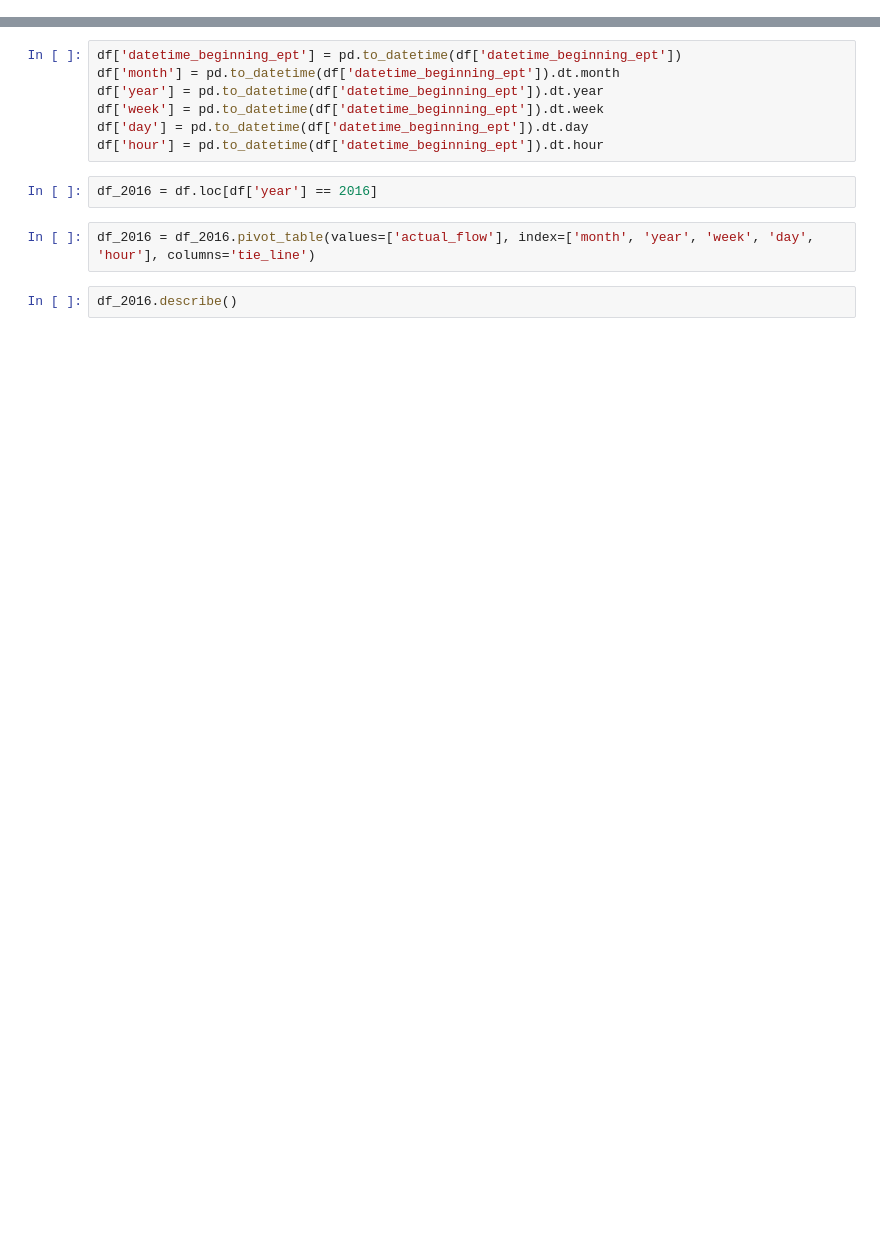
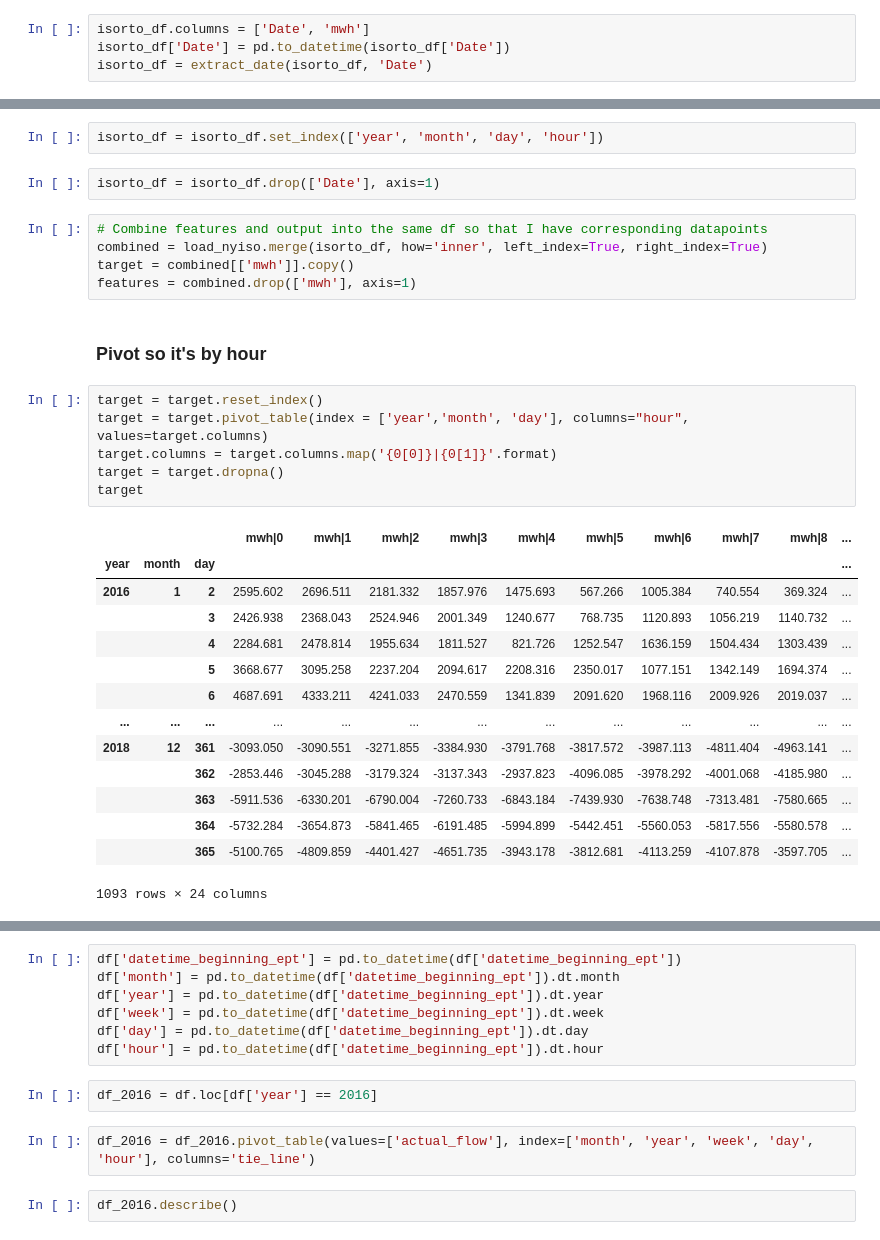
Before and after one commit to amy-wang/thesis2, a Jupyter notebook: data/Imports and Exports.ipynb, the cells around one changed output, grey strips where cells are left out. Drawn from its saved outputs; the diff is of its cells as text; blank space fills up the shorter version.

```diff
--- a/data/Imports and Exports.ipynb
+++ b/data/Imports and Exports.ipynb
@@ -21,0 +141,4 @@ df
+# %%
+isorto_df.columns = ['Date', 'mwh']
+isorto_df['Date'] = pd.to_datetime(isorto_df['Date'])
+isorto_df = extract_date(isorto_df, 'Date')
@@ -21,0 +159,32 @@ df
+# %%
+isorto_df = isorto_df.set_index(['year', 'month', 'day', 'hour'])
+# %%
+isorto_df = isorto_df.drop(['Date'], axis=1)
+# %%
+# Combine features and output into the same df so that I have corresponding datapoints
+combined = load_nyiso.merge(isorto_df, how='inner', left_index=True, right_index=True)
+target = combined[['mwh']].copy()
+features = combined.drop(['mwh'], axis=1)
+# %% [markdown]
+### Pivot so it's by hour
+# %%
+target = target.reset_index()
+target = target.pivot_table(index = ['year','month', 'day'], columns="hour", values=target.columns)
+target.columns = target.columns.map('{0[0]}|{0[1]}'.format)
+target = target.dropna()
+target
+# %% [output]
+|  |  |  | mwh|0 | mwh|1 | mwh|2 | mwh|3 | mwh|4 | mwh|5 | mwh|6 | mwh|7 | mwh|8 | ... |
+| year | month | day |  |  |  |  |  |  |  |  |  | ... |
+| 2016 | 1 | 2 | 2595.602 | 2696.511 | 2181.332 | 1857.976 | 1475.693 | 567.266 | 1005.384 | 740.554 | 369.324 | ... |
+|  |  | 3 | 2426.938 | 2368.043 | 2524.946 | 2001.349 | 1240.677 | 768.735 | 1120.893 | 1056.219 | 1140.732 | ... |
+|  |  | 4 | 2284.681 | 2478.814 | 1955.634 | 1811.527 | 821.726 | 1252.547 | 1636.159 | 1504.434 | 1303.439 | ... |
+|  |  | 5 | 3668.677 | 3095.258 | 2237.204 | 2094.617 | 2208.316 | 2350.017 | 1077.151 | 1342.149 | 1694.374 | ... |
+|  |  | 6 | 4687.691 | 4333.211 | 4241.033 | 2470.559 | 1341.839 | 2091.620 | 1968.116 | 2009.926 | 2019.037 | ... |
+| ... | ... | ... | ... | ... | ... | ... | ... | ... | ... | ... | ... | ... |
+| 2018 | 12 | 361 | -3093.050 | -3090.551 | -3271.855 | -3384.930 | -3791.768 | -3817.572 | -3987.113 | -4811.404 | -4963.141 | ... |
+|  |  | 362 | -2853.446 | -3045.288 | -3179.324 | -3137.343 | -2937.823 | -4096.085 | -3978.292 | -4001.068 | -4185.980 | ... |
+|  |  | 363 | -5911.536 | -6330.201 | -6790.004 | -7260.733 | -6843.184 | -7439.930 | -7638.748 | -7313.481 | -7580.665 | ... |
+|  |  | 364 | -5732.284 | -3654.873 | -5841.465 | -6191.485 | -5994.899 | -5442.451 | -5560.053 | -5817.556 | -5580.578 | ... |
+|  |  | 365 | -5100.765 | -4809.859 | -4401.427 | -4651.735 | -3943.178 | -3812.681 | -4113.259 | -4107.878 | -3597.705 | ... |
+1093 rows × 24 columns
```
Also changed, not shown: parts of 48 cells of this notebook, 2 other files.
